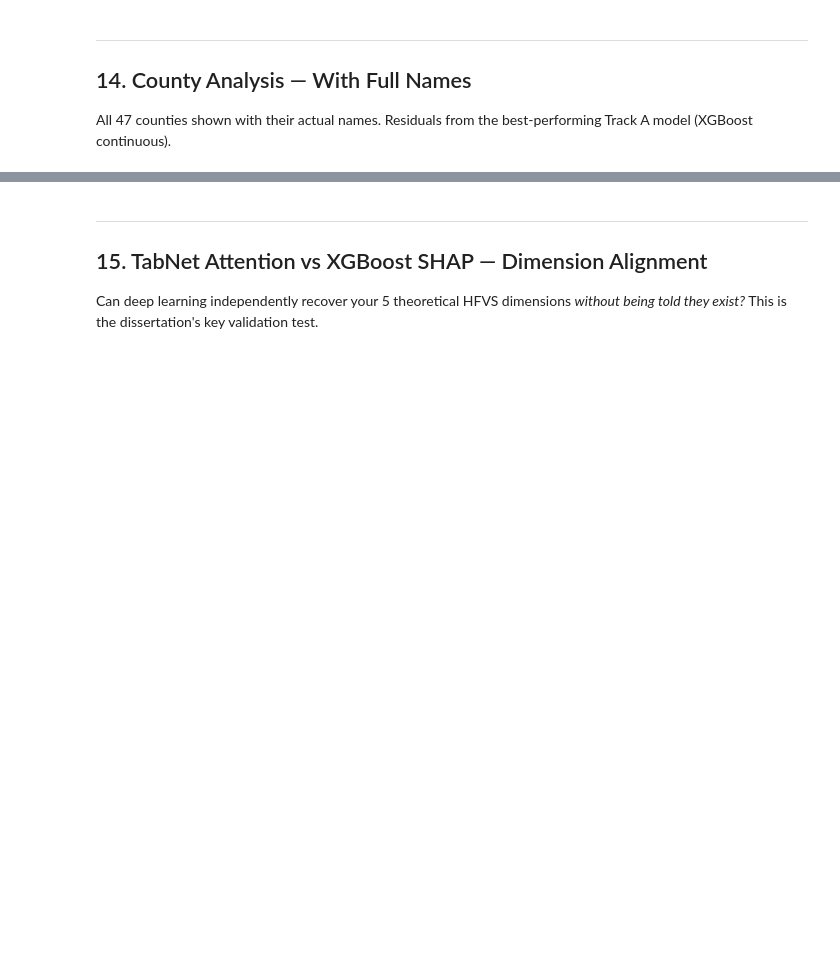
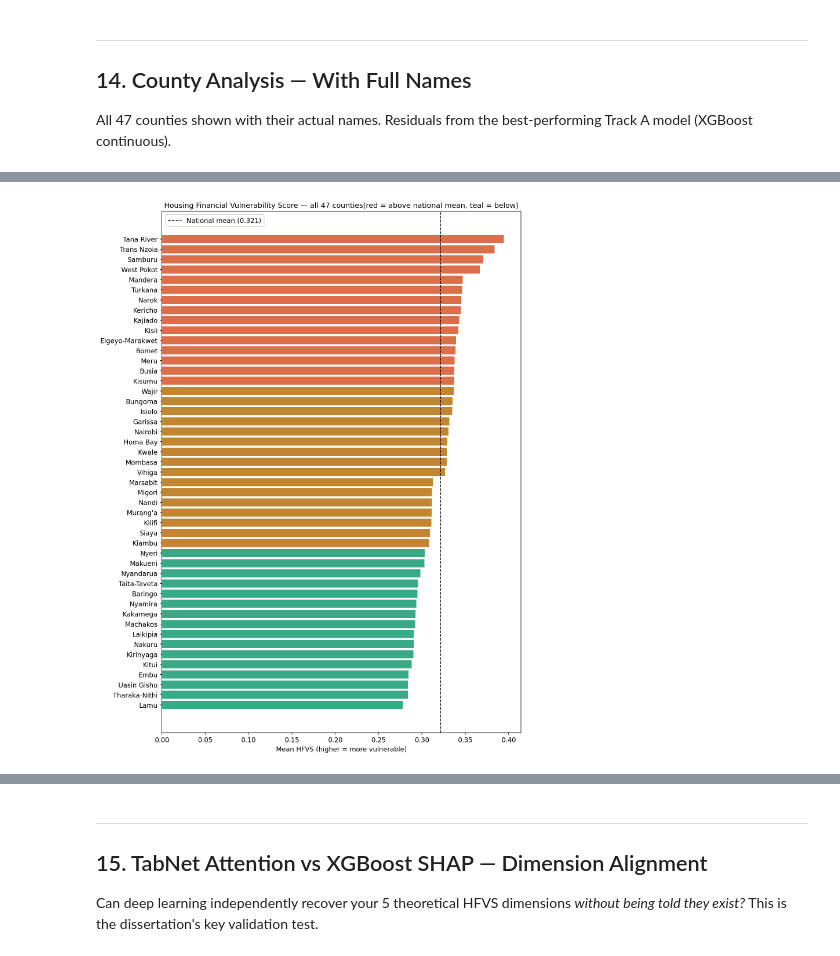
Before and after one commit to VAL-Jerono/KHS_housing_dissertation, a Jupyter notebook: notebooks/03v2_model_training_improved.ipynb, the cells around one changed output, grey strips where cells are left out. Cells and saved outputs as stored; diff of their text form; code cells hidden in the pictures; blank space fills up the shorter version.

```diff
--- a/notebooks/03v2_model_training_improved.ipynb
+++ b/notebooks/03v2_model_training_improved.ipynb
@@ -460,7 +563,10 @@ xgb_cls_params = dict(
     n_jobs          = -1,
     tree_method     = 'hist',
     eval_metric     = 'auc',
+    early_stopping_rounds = 50,   # ← moved here from .fit()
+
 )
+
 
 oof_xgb_cls = np.zeros(len(y_bin))
 xgb_cls_models = []
@@ -469,11 +575,12 @@ for fold, (tr, va) in enumerate(skf.split(X_tree, y_bin)):
     m = xgb.XGBClassifier(**xgb_cls_params)
     m.fit(X_tree.iloc[tr], y_bin[tr],
           eval_set=[(X_tree.iloc[va], y_bin[va])],
-          early_stopping_rounds=50, verbose=False)
+          verbose=False) # ← early_stopping_rounds removed
     oof_xgb_cls[va] = m.predict_proba(X_tree.iloc[va])[:,1]
     xgb_cls_models.append(m)
     print(f"  Fold {fold+1}: AUC={roc_auc_score(y_bin[va], oof_xgb_cls[va]):.4f}  "
           f"best_iter={m.best_iteration}")
+
 
 oof['xgb_binary'] = oof_xgb_cls
 store('xgb_binary',
@@ -496,6 +611,7 @@ xgb_reg_params = dict(
     n_jobs          = -1,
     tree_method     = 'hist',
     eval_metric     = 'rmse',
+    early_stopping_rounds = 50,
 )
 
 oof_xgb_reg = np.zeros(len(y_cont))
@@ -505,7 +621,7 @@ for fold, (tr, va) in enumerate(kf.split(X_tree)):
     m = xgb.XGBRegressor(**xgb_reg_params)
     m.fit(X_tree.iloc[tr], y_cont[tr],
           eval_set=[(X_tree.iloc[va], y_cont[va])],
-          early_stopping_rounds=50, verbose=False)
+          verbose=False)
     oof_xgb_reg[va] = m.predict(X_tree.iloc[va])
     xgb_reg_models.append(m)
     rmse_f = np.sqrt(mean_squared_error(y_cont[va], oof_xgb_reg[va]))
@@ -765,11 +943,14 @@ print(f"\nMLP fold RMSE std: {np.std(mlp_fold_rmses):.4f}  (v1 was ~0.003)")
 # %%
 # ── XGBoost full-data fit for SHAP ────────────────────────────────────
 print("Computing SHAP values (XGBoost continuous, raw features)...")
-xgb_reg_full = xgb.XGBRegressor(**xgb_reg_params)
+
+_xgb_params = {k: v for k, v in xgb_reg_params.items()
+               if k != 'early_stopping_rounds'}
+xgb_reg_full = xgb.XGBRegressor(**_xgb_params)
 xgb_reg_full.fit(X_tree, y_cont)
 
-# Fit LightGBM too
-lgb_reg_full = lgb.LGBMRegressor(**lgb_reg_p)
+_lgb_params = {k: v for k, v in lgb_reg_p.items()}
+lgb_reg_full = lgb.LGBMRegressor(**_lgb_params)
 lgb_reg_full.fit(X_tree, y_cont)
 
 sample_idx  = np.random.RandomState(SEED).choice(len(X_tree), 2000, replace=False)
@@ -918,24 +1158,25 @@ print(county_agg[['county_name','mean_hfvs','mean_pred','mean_residual','pct_urb
 # %%
 # ── Full 47-county HFVS bar chart ─────────────────────────────────────
 fig, ax = plt.subplots(figsize=(10, 13))
 c_sorted = county_agg.sort_values('mean_hfvs')
 national_mean = y_cont.mean()
 bar_colors = [RED if v > national_mean * 1.05 else
               TEAL if v < national_mean * 0.95 else
               AMBER for v in c_sorted['mean_hfvs']]
 
 ax.barh(c_sorted['county_name'], c_sorted['mean_hfvs'],
         color=bar_colors, edgecolor='none', alpha=0.88)
 ax.axvline(national_mean, color='black', linewidth=1.2, linestyle='--',
            label=f'National mean ({national_mean:.3f})')
 ax.set_xlabel('Mean HFVS (higher = more vulnerable)')
-ax.set_title('Housing Financial Vulnerability Score — all 47 counties
-'
+ax.set_title('Housing Financial Vulnerability Score — all 47 counties'
              '(red = above national mean, teal = below)', fontsize=12)
 ax.legend()
 plt.tight_layout()
 plt.savefig(FIGS / '04f_county_hfvs_named.png', dpi=150, bbox_inches='tight')
 plt.show()
+# %% [output]
+[figure, added]
 # %%
 # ── County residual plot — where does the model struggle? ─────────────
 resid_sorted = county_agg.sort_values('mean_residual')
```
Also changed, not shown: parts of 31 cells of this notebook.
